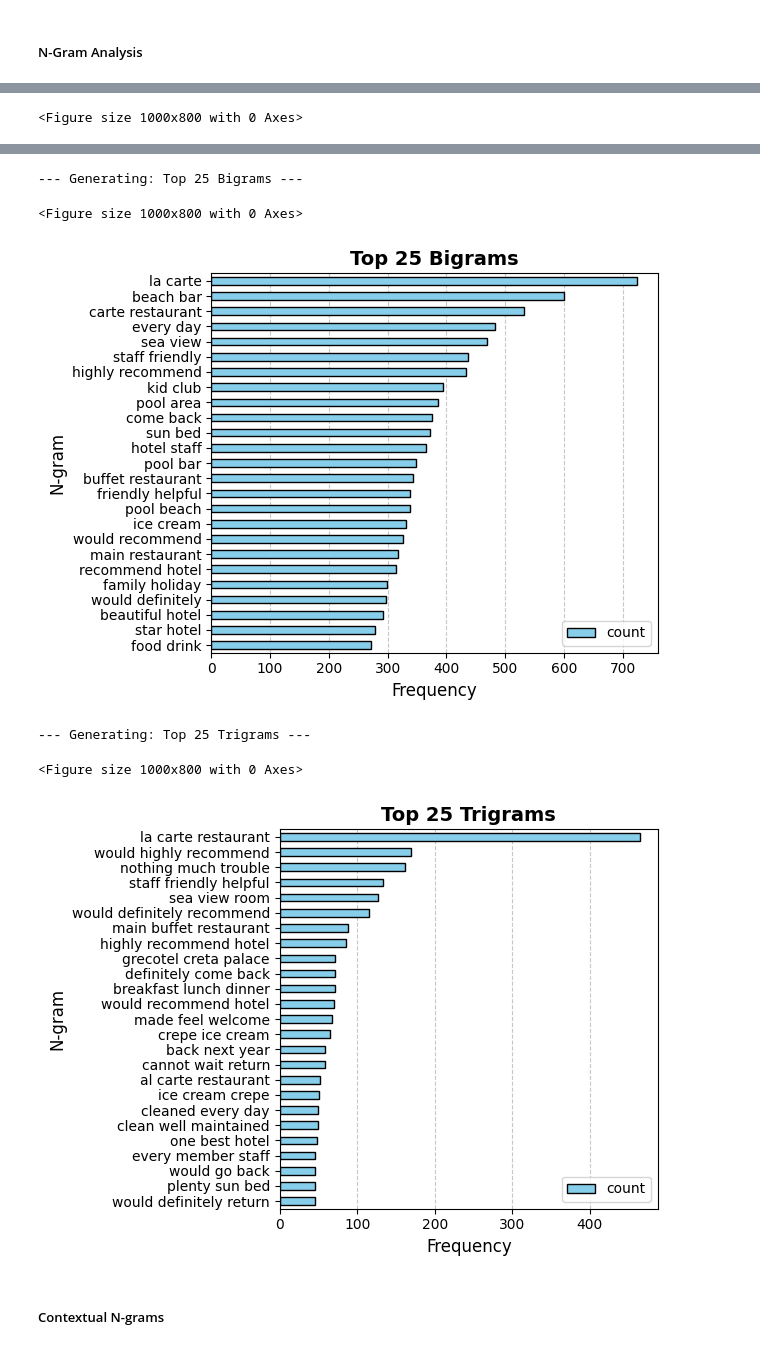
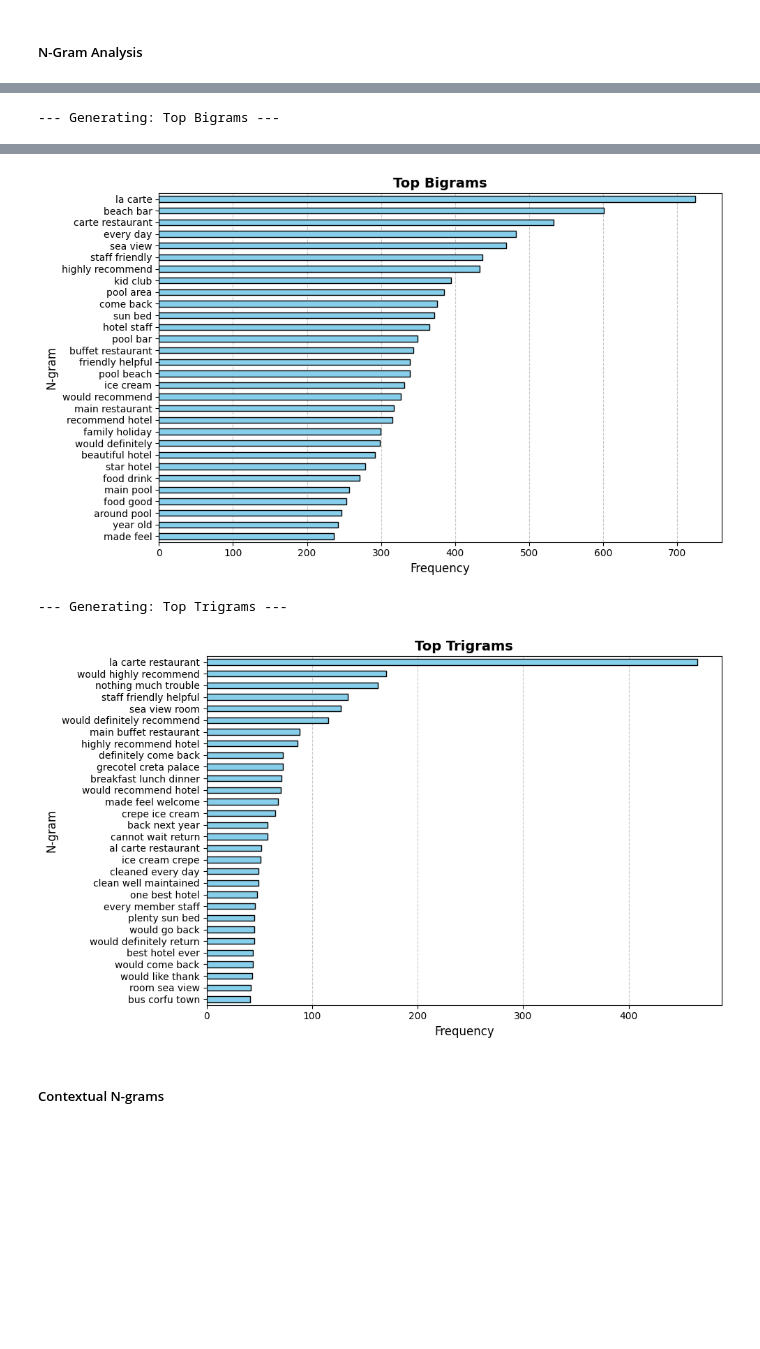
Before and after one commit to VassilisK2001/Grecotel-Project, a Jupyter notebook: notebooks/EDA.ipynb, the cells around one changed output, grey strips where cells are left out. Saved outputs shown, nothing was run; the diff lists cells and outputs as text; code cells hidden in the pictures; blank space fills up the shorter version.

```diff
--- a/notebooks/EDA.ipynb
+++ b/notebooks/EDA.ipynb
@@ -27,9 +29,9 @@ except LookupError:
     LEMMATIZER = WordNetLemmatizer()
 # %%
 parent_dir = os.path.dirname(os.getcwd())
-json_path = os.path.join(parent_dir, 'data','cleaned','cleaned_dataset_tripadvisor-reviews_2025-11-01_14-21-09-431.json')
+data_path = os.path.join(parent_dir, 'data','cleaned','cleaned_dataset_tripadvisor-reviews_2025-11-01_14-21-09-431.json')
 
-df = pd.read_json(json_path, orient='records')
+df = pd.read_json(data_path, orient='records')
 
 df.info()
 df.head()
@@ -386,7 +388,7 @@ Passing `palette` without assigning `hue` is deprecated and will be removed in v
 ##### N-Gram Analysis
 # %%
 
-def get_top_ngrams_and_plot(corpus, ngram_range, title):
+def get_top_ngrams_and_plot(corpus, ngram_range, title, top_n):
     """
     Vectorizes a text corpus, finds the top 25 n-grams, and plots them.
     """
@@ -402,16 +404,18 @@ def get_top_ngrams_and_plot(corpus, ngram_range, title):
 
     # Create DataFrame and get top 25
     df_ngrams = pd.DataFrame(counts.T, index=words, columns=['count'])
-    top_25 = df_ngrams.sort_values('count', ascending=False).head(25)
+    top_ngrams = df_ngrams.sort_values('count', ascending=False).head(top_n)
 
     # Plot
-    plt.figure(figsize=(10, 8))
+    fig, ax = plt.subplots(figsize=(10, top_n * 0.2))
 
-    top_25.sort_values('count', ascending=True).plot(
+    top_ngrams.sort_values('count', ascending=True).plot(
         kind='barh',
         color='skyblue',
         edgecolor='black',
-        zorder=2
+        zorder=2,
+        ax = ax,
+        legend=False
     )
 
     plt.title(title, fontsize=14, weight='bold')
@@ -423,11 +427,11 @@ def get_top_ngrams_and_plot(corpus, ngram_range, title):
 # %%
 corpus = df_filtered['review_text']
 # Run for Unigrams
-get_top_ngrams_and_plot(corpus, (1, 1), 'Top 25 Unigrams')
+get_top_ngrams_and_plot(corpus, (1, 1), 'Top Unigrams', 30)
 
 # Run for Bigrams
-get_top_ngrams_and_plot(corpus, (2, 2), 'Top 25 Bigrams')
+get_top_ngrams_and_plot(corpus, (2, 2), 'Top Bigrams', 30)
 
 # Run for Trigrams
-get_top_ngrams_and_plot(corpus, (3, 3), 'Top 25 Trigrams')
+get_top_ngrams_and_plot(corpus, (3, 3), 'Top Trigrams', 30)
 # %% [output]
@@ -435 +440 @@ get_top_ngrams_and_plot(corpus, (3, 3), 'Top 25 Trigrams')
-<Figure size 1000x800 with 0 Axes>
+--- Generating: Top Bigrams ---
@@ -437,9 +441,6 @@ get_top_ngrams_and_plot(corpus, (3, 3), 'Top 25 Trigrams')
+[figure, new version]
---- Generating: Top 25 Bigrams ---
+--- Generating: Top Trigrams ---
-<Figure size 1000x800 with 0 Axes>
-[figure, old version]
---- Generating: Top 25 Trigrams ---
-<Figure size 1000x800 with 0 Axes>
-[figure, old version]
+[figure, new version]
 # %% [markdown]
 ##### Contextual N-grams
 # %%
```
Also changed, not shown: parts of 4 cells of this notebook, 2 other files.
